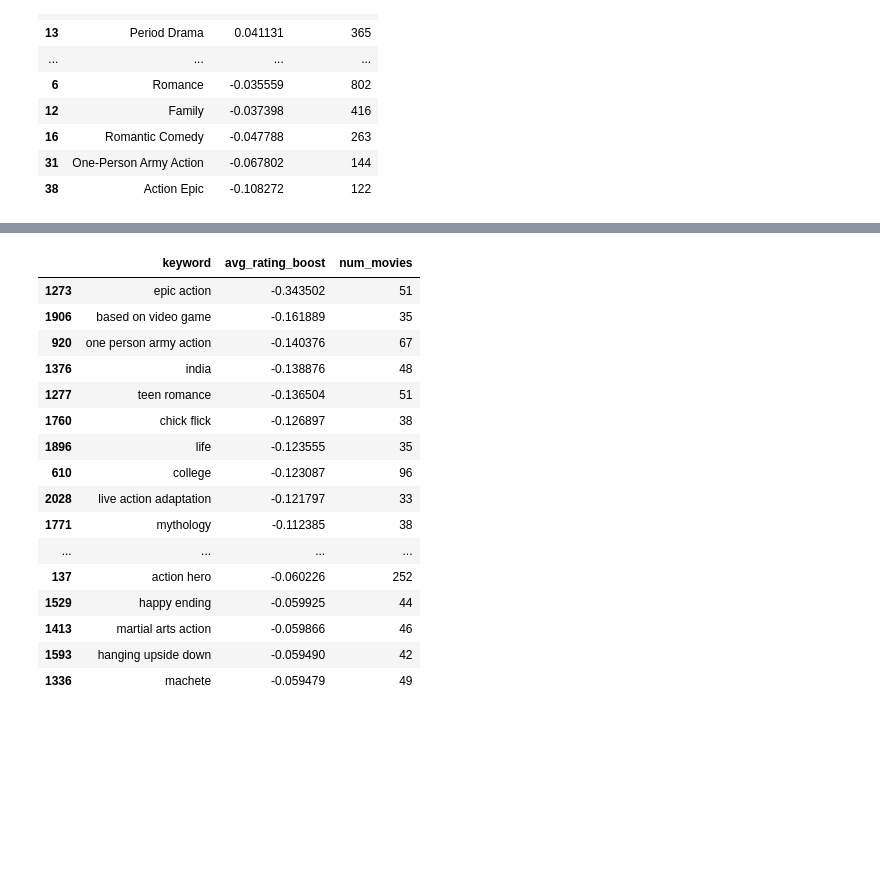
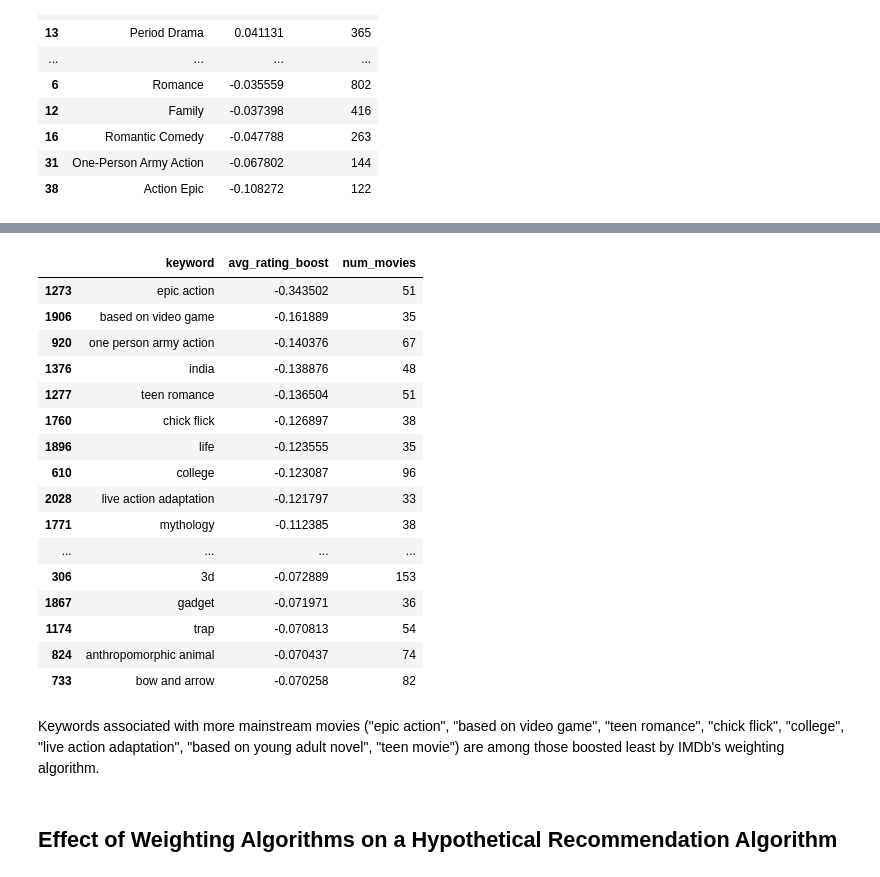
Before and after one commit to kaijchang/cmpu250-project-group-1, a Jupyter notebook: preliminary_report/preliminary_report.ipynb, the cells around one changed output, grey strips where cells are left out. Saved outputs shown, nothing was run; the diff lists cells and outputs as text; code cells hidden in the pictures; blank space fills up the shorter version.

```diff
--- a/preliminary_report/preliminary_report.ipynb
+++ b/preliminary_report/preliminary_report.ipynb
@@ -279,3 +325,20 @@ for keyword in top_keywords:
     })
 
 keywords_weighting_df = pd.DataFrame(keywords_weighting_data)
+# %%
+keywords_weighting_df = keywords_weighting_df.sort_values('avg_rating_boost', ascending=True)
+
+df_to_plot = pd.concat((
+    keywords_weighting_df.head(30),
+    pd.DataFrame([{'keyword': '...', 'avg_rating_boost': 0}]),
+    keywords_weighting_df.tail(30)
+))
+
+plt.figure(figsize=(10, 10))
+plt.barh(df_to_plot['keyword'], df_to_plot['avg_rating_boost'])
+plt.tick_params(axis='y', which='major', labelsize=10)
+plt.tight_layout()
+plt.ylabel('Keyword')
+plt.xlabel('Average Rating Boost (IMDb Weighting Algorithm)')
+plt.title('Average Rating Boost by Keyword')
+plt.show()
@@ -304,20 +369,24 @@ Keywords associated with more high-brow movies (e.g. "afi", "national film regis
 # %%
-keywords_weighting_df.sort_values('avg_rating_boost', ascending=True).head(50)
+keywords_weighting_df.sort_values('avg_rating_boost', ascending=True).head(30)
 # %% [output]
 |  | keyword | avg_rating_boost | num_movies |
 | 1273 | epic action | -0.343502 | 51 |
 | 1906 | based on video game | -0.161889 | 35 |
 | 920 | one person army action | -0.140376 | 67 |
 | 1376 | india | -0.138876 | 48 |
 | 1277 | teen romance | -0.136504 | 51 |
 | 1760 | chick flick | -0.126897 | 38 |
 | 1896 | life | -0.123555 | 35 |
 | 610 | college | -0.123087 | 96 |
 | 2028 | live action adaptation | -0.121797 | 33 |
 | 1771 | mythology | -0.112385 | 38 |
 | ... | ... | ... | ... |
-| 137 | action hero | -0.060226 | 252 |
-| 1529 | happy ending | -0.059925 | 44 |
-| 1413 | martial arts action | -0.059866 | 46 |
-| 1593 | hanging upside down | -0.059490 | 42 |
-| 1336 | machete | -0.059479 | 49 |
+| 306 | 3d | -0.072889 | 153 |
+| 1867 | gadget | -0.071971 | 36 |
+| 1174 | trap | -0.070813 | 54 |
+| 824 | anthropomorphic animal | -0.070437 | 74 |
+| 733 | bow and arrow | -0.070258 | 82 |
+# %% [markdown]
+Keywords associated with more mainstream movies ("epic action", "based on video game", "teen romance", "chick flick", "college", "live action adaptation", "based on young adult novel", "teen movie") are among those boosted least by IMDb's weighting algorithm.
+# %% [markdown]
+## Effect of Weighting Algorithms on a Hypothetical Recommendation Algorithm
```
Also changed, not shown: parts of 19 cells of this notebook.
